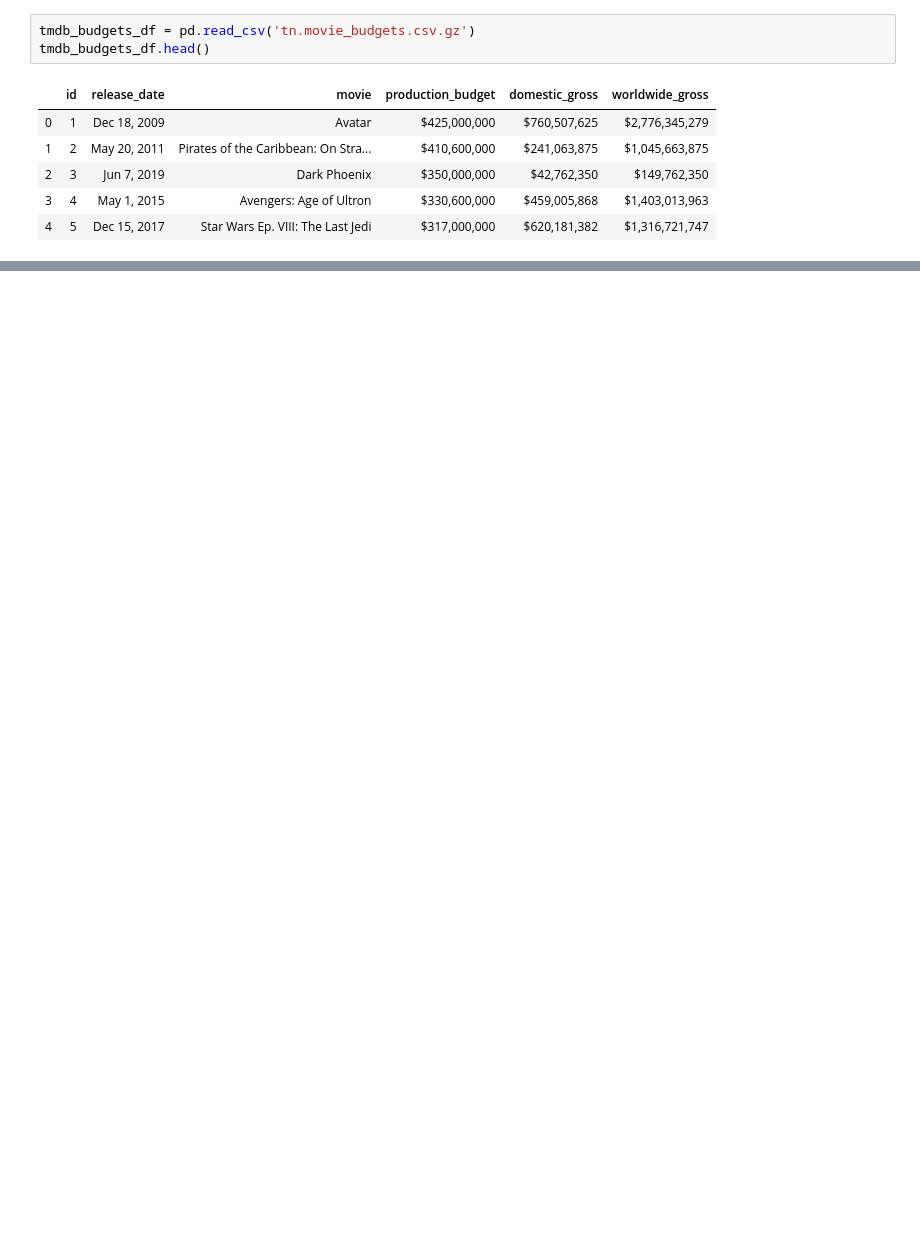
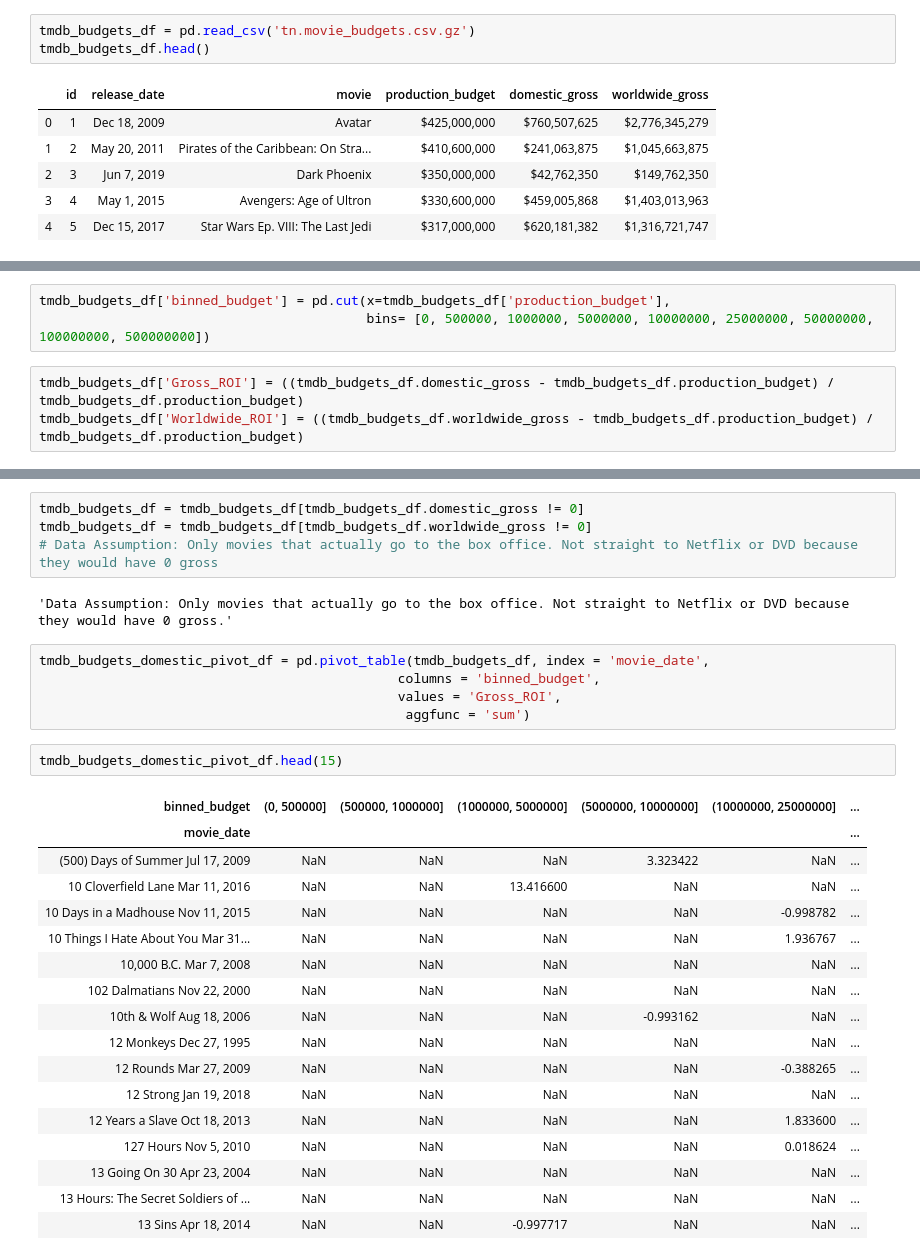
Before and after one commit to BenGeissel/Module_1_Project, a Jupyter notebook: zippedData/Mod1Project_temp.ipynb, the cells around one changed output, grey strips where cells are left out. Saved outputs shown, nothing was run; the diff lists cells and outputs as text; blank space fills up the shorter version.

```diff
--- a/zippedData/Mod1Project_temp.ipynb
+++ b/zippedData/Mod1Project_temp.ipynb
@@ -107,0 +146,6 @@ tmdb_budgets_df.head()
+# %%
+tmdb_budgets_df['binned_budget'] = pd.cut(x=tmdb_budgets_df['production_budget'],
+                                          bins= [0, 500000, 1000000, 5000000, 10000000, 25000000, 50000000, 100000000, 500000000])
+# %%
+tmdb_budgets_df['Gross_ROI'] = ((tmdb_budgets_df.domestic_gross - tmdb_budgets_df.production_budget) / tmdb_budgets_df.production_budget)
+tmdb_budgets_df['Worldwide_ROI'] = ((tmdb_budgets_df.worldwide_gross - tmdb_budgets_df.production_budget) / tmdb_budgets_df.production_budget)
@@ -107,0 +164,31 @@ tmdb_budgets_df.head()
+# %%
+tmdb_budgets_df = tmdb_budgets_df[tmdb_budgets_df.domestic_gross != 0]
+tmdb_budgets_df = tmdb_budgets_df[tmdb_budgets_df.worldwide_gross != 0]
+# Data Assumption: Only movies that actually go to the box office. Not straight to Netflix or DVD because they would have 0 gross
+# %% [output]
+'Data Assumption: Only movies that actually go to the box office. Not straight to Netflix or DVD because they would have 0 gross.'
+# %%
+tmdb_budgets_domestic_pivot_df = pd.pivot_table(tmdb_budgets_df, index = 'movie_date',
+                                              columns = 'binned_budget',
+                                              values = 'Gross_ROI',
+                                               aggfunc = 'sum')
+# %%
+tmdb_budgets_domestic_pivot_df.head(15)
+# %% [output]
+| binned_budget | (0, 500000] | (500000, 1000000] | (1000000, 5000000] | (5000000, 10000000] | (10000000, 25000000] | ... |
+| movie_date |  |  |  |  |  | ... |
+| (500) Days of Summer Jul 17, 2009 | NaN | NaN | NaN | 3.323422 | NaN | ... |
+| 10 Cloverfield Lane Mar 11, 2016 | NaN | NaN | 13.416600 | NaN | NaN | ... |
+| 10 Days in a Madhouse Nov 11, 2015 | NaN | NaN | NaN | NaN | -0.998782 | ... |
+| 10 Things I Hate About You Mar 31... | NaN | NaN | NaN | NaN | 1.936767 | ... |
+| 10,000 B.C. Mar 7, 2008 | NaN | NaN | NaN | NaN | NaN | ... |
+| 102 Dalmatians Nov 22, 2000 | NaN | NaN | NaN | NaN | NaN | ... |
+| 10th & Wolf Aug 18, 2006 | NaN | NaN | NaN | -0.993162 | NaN | ... |
+| 12 Monkeys Dec 27, 1995 | NaN | NaN | NaN | NaN | NaN | ... |
+| 12 Rounds Mar 27, 2009 | NaN | NaN | NaN | NaN | -0.388265 | ... |
+| 12 Strong Jan 19, 2018 | NaN | NaN | NaN | NaN | NaN | ... |
+| 12 Years a Slave Oct 18, 2013 | NaN | NaN | NaN | NaN | 1.833600 | ... |
+| 127 Hours Nov 5, 2010 | NaN | NaN | NaN | NaN | 0.018624 | ... |
+| 13 Going On 30 Apr 23, 2004 | NaN | NaN | NaN | NaN | NaN | ... |
+| 13 Hours: The Secret Soldiers of ... | NaN | NaN | NaN | NaN | NaN | ... |
+| 13 Sins Apr 18, 2014 | NaN | NaN | -0.997717 | NaN | NaN | ... |
```
Also changed, not shown: parts of 15 cells of this notebook, 2 other files.
